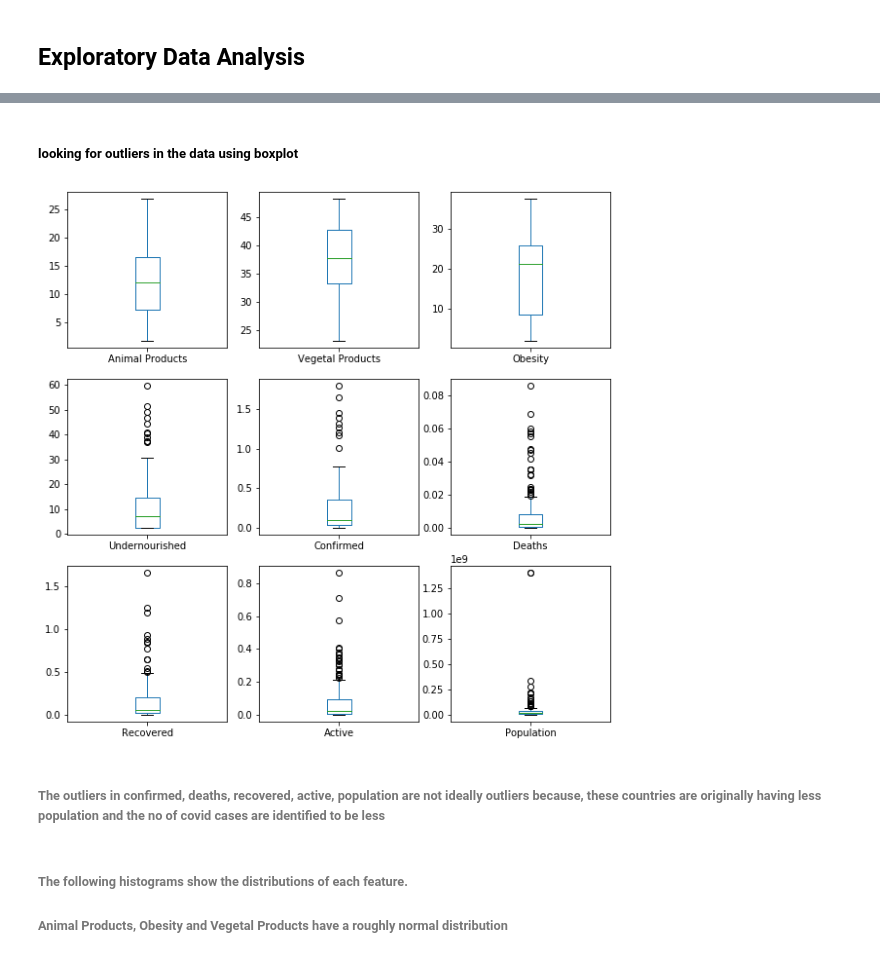
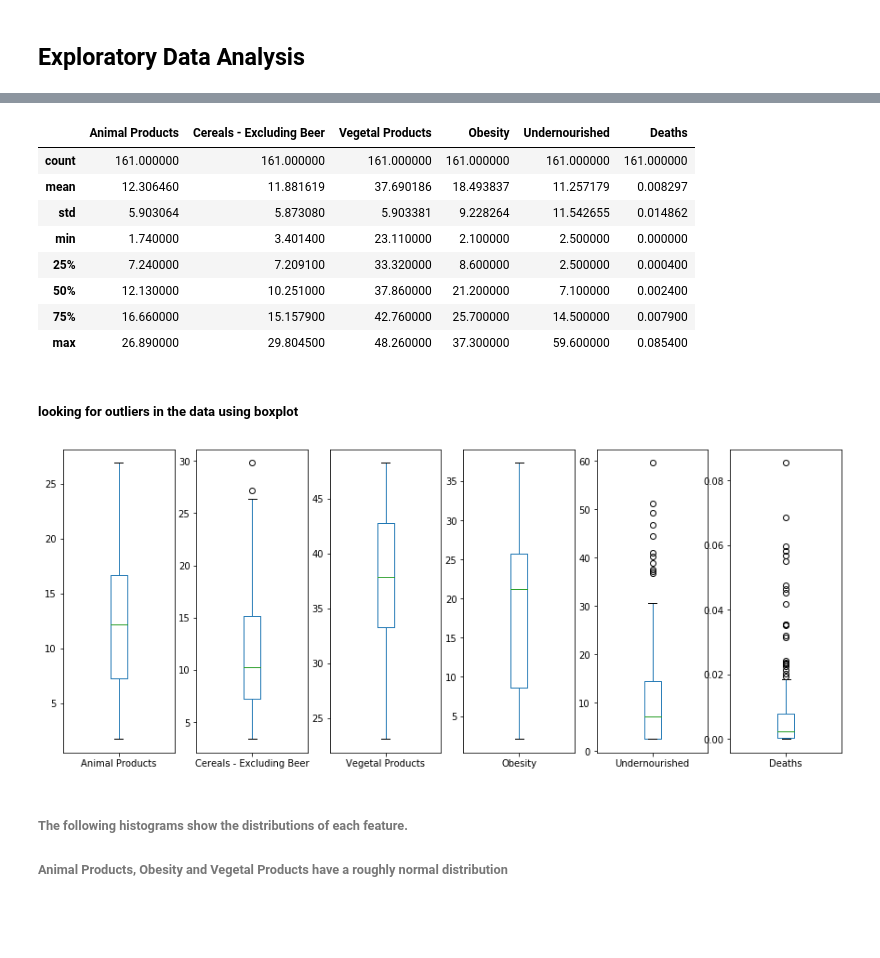
Before and after one commit to MahalavanyaSriram/COVID-19_Prediction, a Jupyter notebook: Kdd_Project.ipynb, the cells around one changed output, grey strips where cells are left out. Cells and saved outputs as stored; diff of their text form; code cells hidden in the pictures; blank space fills up the shorter version.

```diff
--- a/Kdd_Project.ipynb
+++ b/Kdd_Project.ipynb
@@ -131,3 +130,4 @@ covid_food_data['Undernourished'].fillna((covid_food_data['Undernourished'].mean
 # dropping rows that has missing values for confirmed deaths and recovered columns.
 # Since most of them are geographically dispersed islands and are not affected by covid
 covid_food_data.dropna(axis=0,subset = ['Confirmed', 'Deaths'], inplace=True)
+covid_food_data.reset_index(drop=True, inplace=True)
@@ -203,6 +208,6 @@ covid_food_data = covid_food_data.drop(['Unit (all except Population)'], axis=1)
 ##### Tree or plant generated products like Pulses, Cereals etc. including alcohol sum up to the 'Vegetal Products' column
 ##### So, for further analysis taking only the Country, Animal Products, Vegetal Products, Obesity, Undernourished, Confirmed, Deaths, Recovered, Active, Population into consideration. Moreover, it is observed that Cereals - Excluding Beer is the highly consumed product. So, including this column as well to gain more insights
 # %%
-covid_food_data2 = pd.DataFrame(covid_food_data, columns = ['Country', 'Animal Products', 'Vegetal Products', 'Obesity', 'Undernourished', 'Confirmed', 'Deaths', 'Recovered', 'Active', 'Population'])
-covid_food_data2.head()
+covid_food_data = pd.DataFrame(covid_food_data, columns = ['Country', 'Animal Products', 'Cereals - Excluding Beer', 'Vegetal Products', 'Obesity', 'Undernourished', 'Confirmed', 'Deaths', 'Recovered', 'Active', 'Population'])
+covid_food_data.head()
 # %% [output]
@@ -242,0 +222,2 @@ covid_food_data3.head()
+# %%
+covid_food_data = np.round(covid_food_data, decimals=4)
@@ -247,0 +247,3 @@ warnings.filterwarnings('ignore')
+# %%
+covid_food_data = pd.DataFrame(covid_food_data, columns = ['Country', 'Animal Products', 'Cereals - Excluding Beer', 'Vegetal Products', 'Obesity', 'Undernourished', 'Deaths'])
+covid_food_data.head()
@@ -248,12 +257,22 @@ warnings.filterwarnings('ignore')
+# %%
+covid_food_data.describe()
+# %% [output]
+|  | Animal Products | Cereals - Excluding Beer | Vegetal Products | Obesity | Undernourished | Deaths |
+| count | 161.000000 | 161.000000 | 161.000000 | 161.000000 | 161.000000 | 161.000000 |
+| mean | 12.306460 | 11.881619 | 37.690186 | 18.493837 | 11.257179 | 0.008297 |
+| std | 5.903064 | 5.873080 | 5.903381 | 9.228264 | 11.542655 | 0.014862 |
+| min | 1.740000 | 3.401400 | 23.110000 | 2.100000 | 2.500000 | 0.000000 |
+| 25% | 7.240000 | 7.209100 | 33.320000 | 8.600000 | 2.500000 | 0.000400 |
+| 50% | 12.130000 | 10.251000 | 37.860000 | 21.200000 | 7.100000 | 0.002400 |
+| 75% | 16.660000 | 15.157900 | 42.760000 | 25.700000 | 14.500000 | 0.007900 |
+| max | 26.890000 | 29.804500 | 48.260000 | 37.300000 | 59.600000 | 0.085400 |
 # %% [markdown]
 ##### looking for outliers in the data using boxplot
 # %%
-covid_food_data2.plot(kind='box', subplots=True, layout=(3,3), sharex=False, sharey=False, figsize=(10,10))
+covid_food_data.plot(kind='box', subplots=True, layout=(1,6), sharex=False, sharey=False, figsize=(15,6))
 plt.show()
 # %% [output]
-[figure, old version]
+[figure, new version]
-# %% [markdown]
-###### The outliers in confirmed, deaths, recovered, active, population are not ideally outliers because, these countries are originally having less population and the no of covid cases are identified to be less
 # %% [markdown]
 ###### The following histograms show the distributions of each feature.
 ###### Animal Products, Obesity and Vegetal Products have a roughly normal distribution
```
Also changed, not shown: parts of 56 cells of this notebook.
